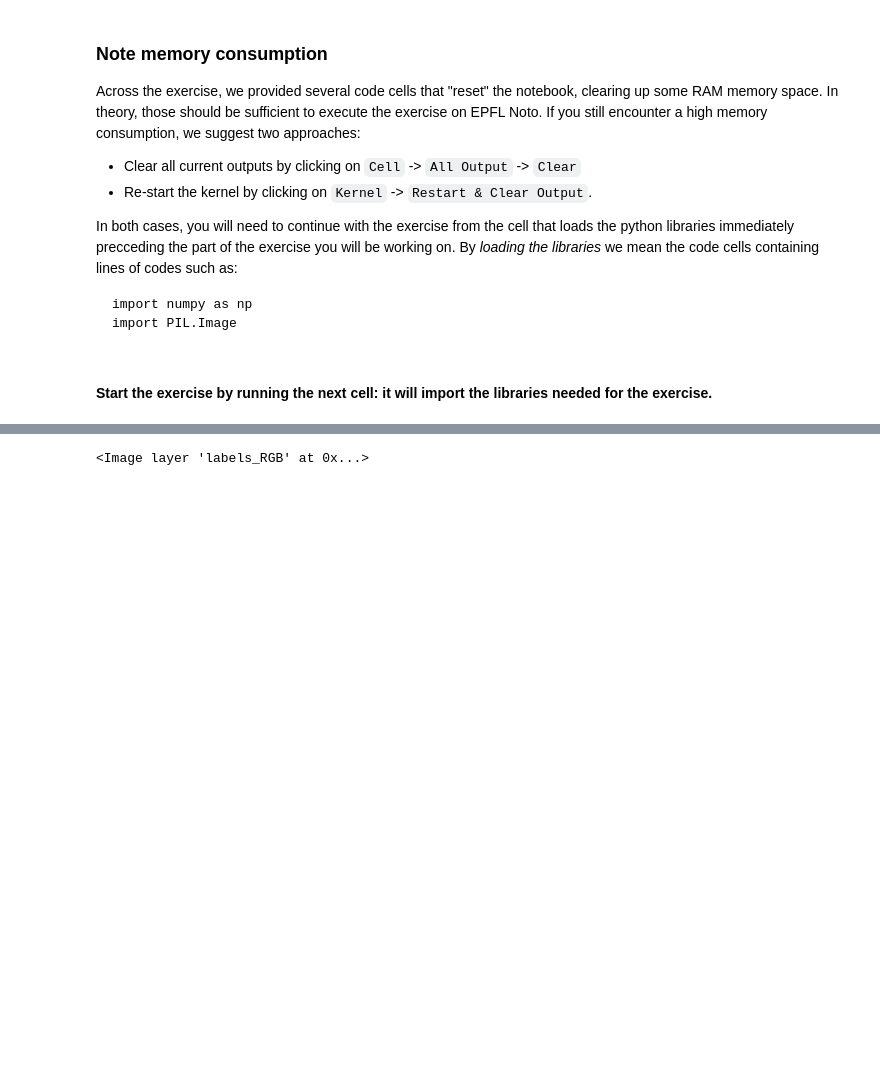
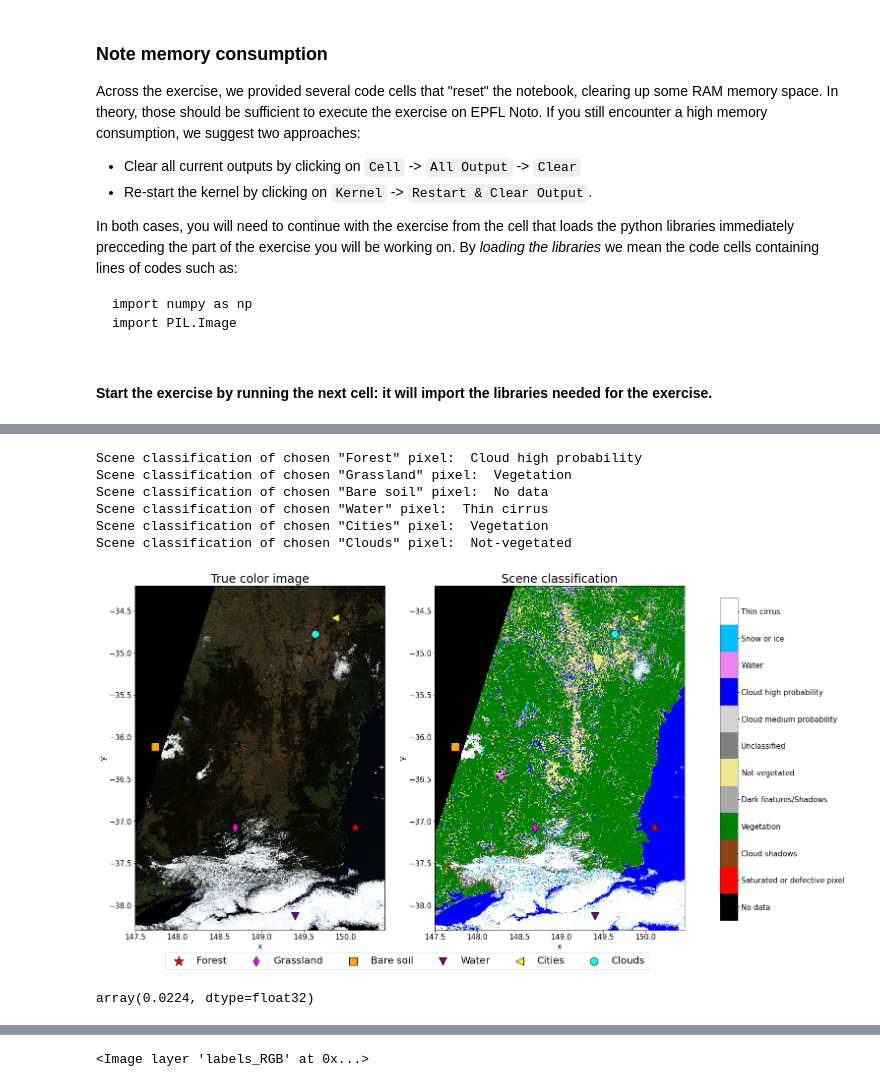
Before and after one commit to ltelab/RS2022, a Jupyter notebook: exercise_6/Exercise_6.ipynb, the cells around one changed output, grey strips where cells are left out. Drawn from its saved outputs; the diff is of its cells as text; code cells hidden in the pictures; blank space fills up the shorter version.

```diff
--- a/exercise_6/Exercise_6.ipynb
+++ b/exercise_6/Exercise_6.ipynb
@@ -104,5 +99,6 @@ da_bands.plot.imshow(col="band", col_wrap=3, cmap="gray")
 # %%
 # Load labels RGB
+# fig = plt.figure(figsize=(12,12))
 da_labels_RGB = xr.open_dataset(labels_fpath, engine="rasterio", default_name="labels")['labels']
-da_labels_RGB.plot.imshow()
-plt.show()
+x = da_labels_RGB['x']
+y = da_labels_RGB['y']
@@ -126,0 +145,60 @@ p = plt.hist(da_labels.data.flatten())
+# %%
+###########################################################################
+### EACH OF THE FOLLOWING VALUES SHOULD BE SET UNTIL YOU ARE PLEASED WITH IT
+I_X_forest = 1100
+J_Y_forest = 1500
+I_X_grassland = 500
+J_Y_grassland = 1500
+I_X_bare_soil = 100
+J_Y_bare_soil = 1000
+I_X_water = 800
+J_Y_water = 2050
+I_X_cities = 1000
+J_Y_cities = 200
+I_X_clouds = 900
+J_Y_clouds = 300
+############################################################################
+
+print('Scene classification of chosen "Forest" pixel: ',labels[da_labels[J_Y_forest,I_X_forest].data])
+print('Scene classification of chosen "Grassland" pixel: ',labels[da_labels[J_Y_grassland,I_X_grassland].data])
+print('Scene classification of chosen "Bare soil" pixel: ',labels[da_labels[J_Y_bare_soil,I_X_bare_soil].data])
+print('Scene classification of chosen "Water" pixel: ',labels[da_labels[J_Y_water,I_X_water].data])
+print('Scene classification of chosen "Cities" pixel: ',labels[da_labels[J_Y_cities,I_X_cities].data])
+print('Scene classification of chosen "Clouds" pixel: ',labels[da_labels[J_Y_clouds,I_X_clouds].data])
+
+
+
+fig,axs = plt.subplots(1,2,figsize=(20,13))
+da_true_color.plot.imshow(ax=axs[0])
+im=da_labels.plot.imshow(ax=axs[1],cmap=cm,norm=norm,add_colorbar=0)#,cbar_kwargs={'label':labels})
+diff = norm_bins[1:] - norm_bins[:-1]
+tickz = norm_bins[:-1] + diff / 2
+axs[0].set_aspect('equal', adjustable='box')
+axs[1].set_aspect('equal', adjustable='box')
+cbar_ax = fig.add_axes([.95, 0.15, 0.025, 0.7])
+cb = fig.colorbar(im, cax=cbar_ax,format=fmt, ticks=tickz)
+
+for ax in axs:
+    ax.scatter(x[I_X_forest],y[J_Y_forest],s=450,marker='*',color='red',edgecolor='black',label='Forest')
+    ax.scatter(x[I_X_grassland],y[J_Y_grassland],s=200,marker='d',color='magenta',edgecolor='black',label='Grassland')
+    ax.scatter(x[I_X_bare_soil],y[J_Y_bare_soil],s=250,marker='s',color='orange',edgecolor='black',label='Bare soil')
+    ax.scatter(x[I_X_water],y[J_Y_water],s=250,marker='v',color='purple',edgecolor='black',label='Water')
+    ax.scatter(x[I_X_cities],y[J_Y_cities],s=250,marker='<',color='yellow',edgecolor='black',label='Cities')
+    ax.scatter(x[I_X_clouds],y[J_Y_clouds],s=250,marker='o',color='cyan',edgecolor='black',label='Clouds')
+axs[0].legend(ncol=6,bbox_to_anchor=(.1,-.05),loc='upper left',fontsize=20)
+
+
+axs[0].set_title('True color image',fontsize=24)
+_=axs[1].set_title('Scene classification',fontsize=24)
+# %% [output]
+Scene classification of chosen "Forest" pixel:  Cloud high probability
+Scene classification of chosen "Grassland" pixel:  Vegetation
+Scene classification of chosen "Bare soil" pixel:  No data
+Scene classification of chosen "Water" pixel:  Thin cirrus
+Scene classification of chosen "Cities" pixel:  Vegetation
+Scene classification of chosen "Clouds" pixel:  Not-vegetated
+[figure, added]
+# %%
+da_bands[0,J_Y_forest,I_X_forest].values#.flatten()
+# %% [output]
+array(0.0224, dtype=float32)
```
Also changed, not shown: parts of 11 cells of this notebook.
